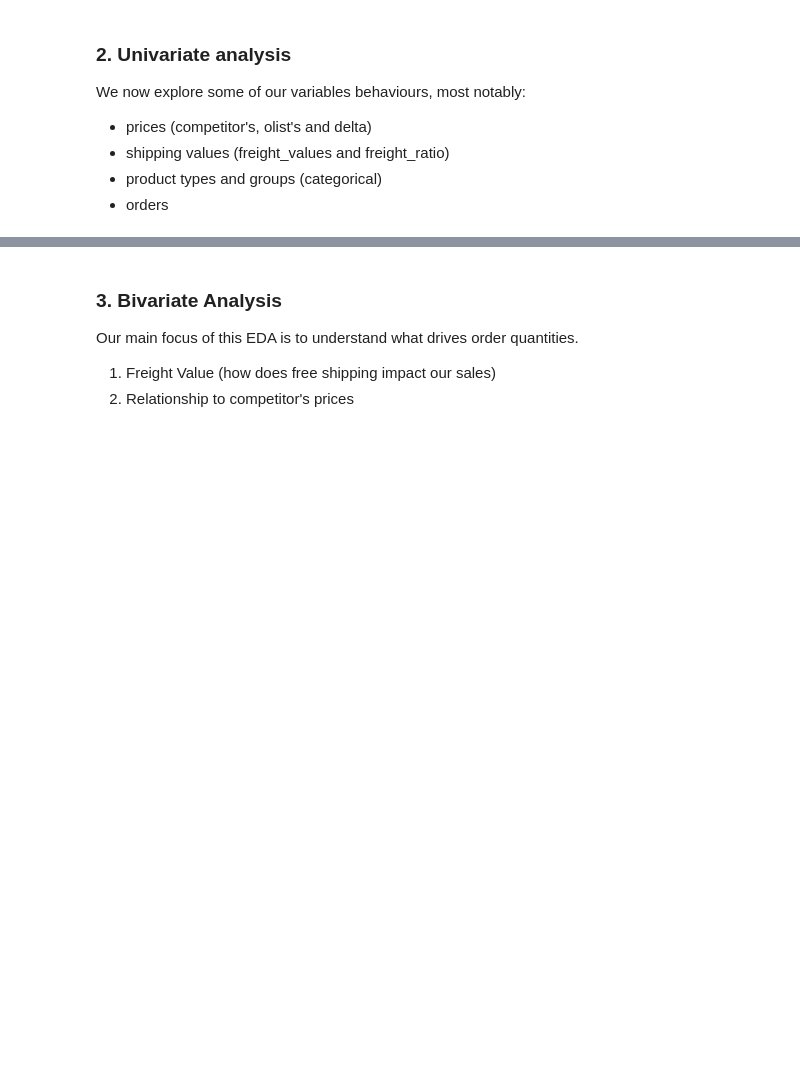
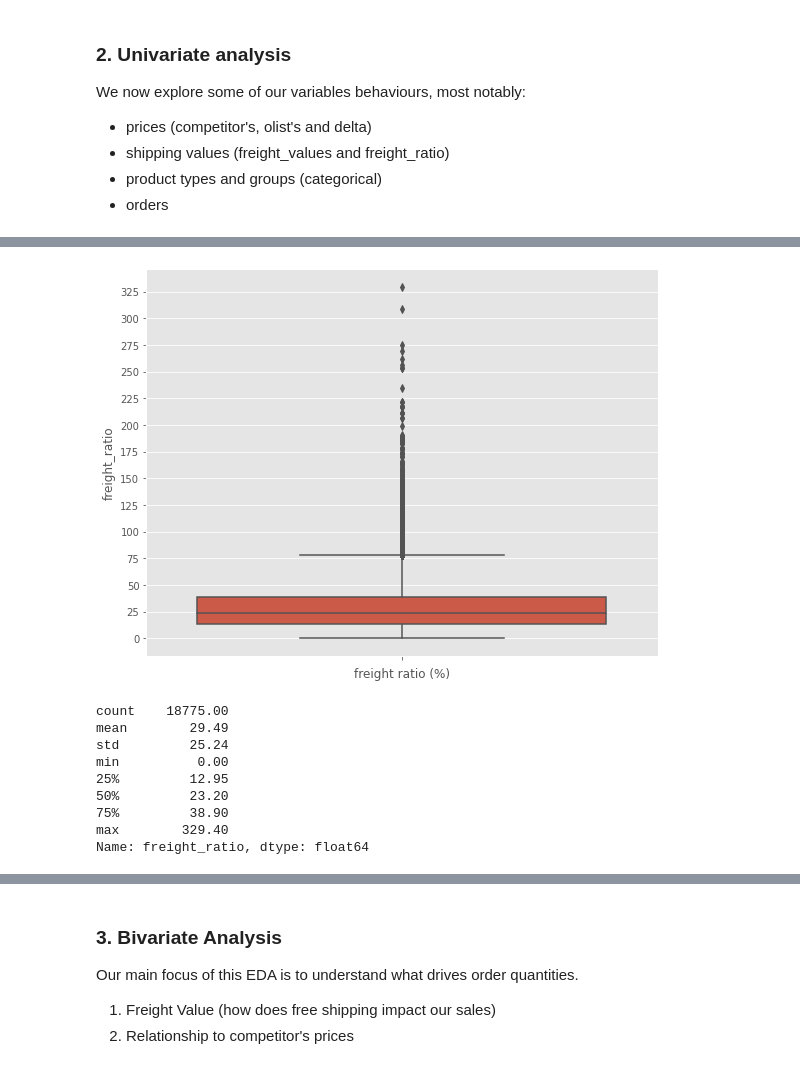
Before and after one commit to ds4a-team4/dynamic-pricing, a Jupyter notebook: EDA/EDA_timeseries.ipynb, the cells around one changed output, grey strips where cells are left out. Saved outputs shown, nothing was run; the diff lists cells and outputs as text; code cells hidden in the pictures; blank space fills up the shorter version.

```diff
--- a/EDA/EDA_timeseries.ipynb
+++ b/EDA/EDA_timeseries.ipynb
@@ -200,0 +222,20 @@ plt.show()
+# %%
+fig, ax = plt.subplots(figsize=(8, 6))
+sns.boxplot(y=df.freight_ratio*100, ax=ax)
+plt.xlabel('freight ratio (%)')
+plt.yticks(range(0,350,25))
+plt.tight_layout()
+plt.show()
+
+print((df.freight_ratio*100).describe().round(2))
+# %% [output]
+[figure, added]
+count    18775.00
+mean        29.49
+std         25.24
+min          0.00
+25%         12.95
+50%         23.20
+75%         38.90
+max        329.40
+Name: freight_ratio, dtype: float64
```
Also changed, not shown: parts of 46 cells of this notebook.
